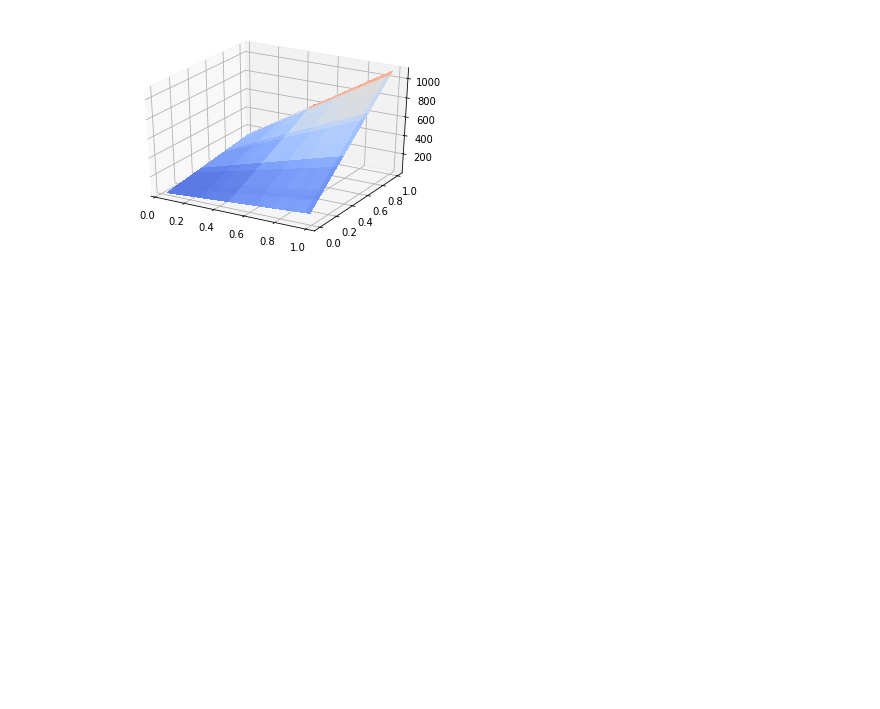
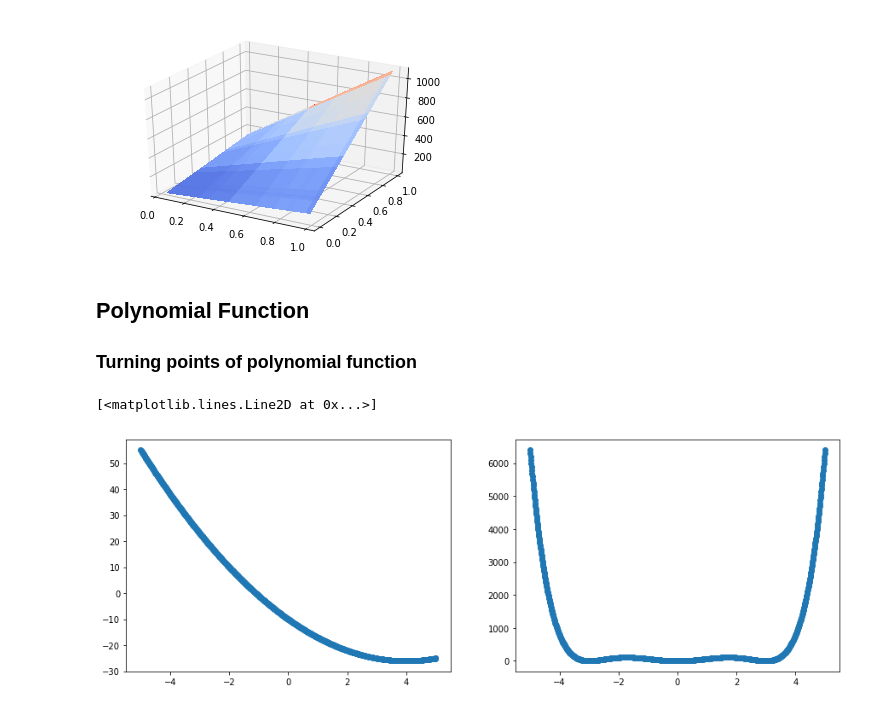
Before and after one commit to szlevinli/studyAI, a Jupyter notebook: notebook/plot_functional_diagram.ipynb, the cells around one changed output. Cells and saved outputs as stored; diff of their text form; code cells hidden in the pictures; blank space fills up the shorter version.

```diff
--- a/notebook/plot_functional_diagram.ipynb
+++ b/notebook/plot_functional_diagram.ipynb
@@ -85,3 +85,19 @@ ax.plot_surface(X, Y, Z, cmap=cm.coolwarm,
 # %% [output]
 <mpl_toolkits.mplot3d.art3d.Poly3DCollection at 0x...>
 [figure]
+# %% [markdown]
+## Polynomial Function
+
+### Turning points of polynomial function
+# %%
+N = 500
+x = np.linspace(-5, 5, 1000)
+y2 = 10 + (x - 10) * (x + 2)
+y3 = (x+3)**2*(x)**2*(x-3)**2
+
+fig, axes = plt.subplots(1, 2, figsize=(15, 5))
+axes[0].plot(x, y2, 'o')
+axes[1].plot(x, y3, 'o')
+# %% [output]
+[<matplotlib.lines.Line2D at 0x...>]
+[figure, added]
```
Also changed, not shown: parts of 1 cell of this notebook.
